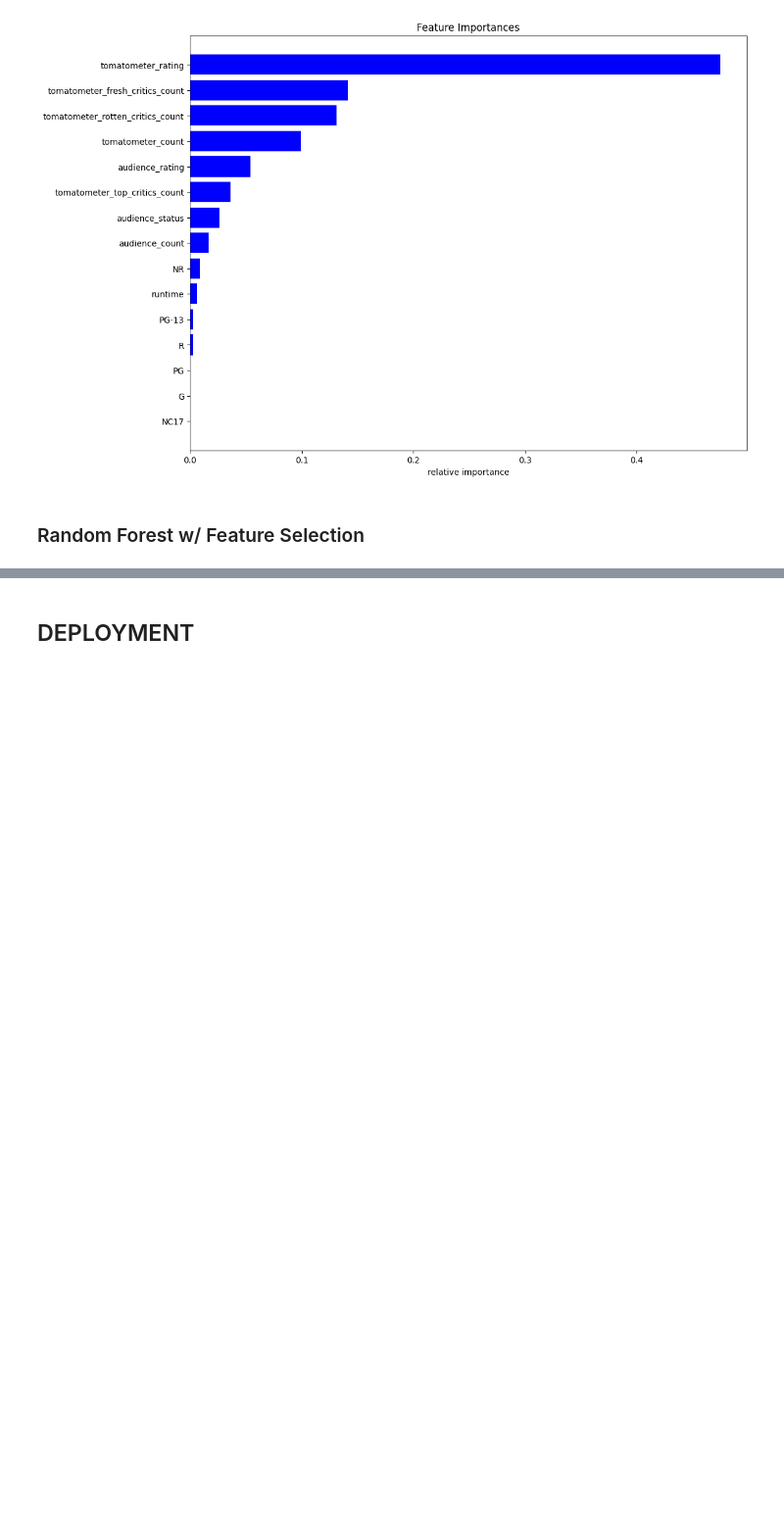
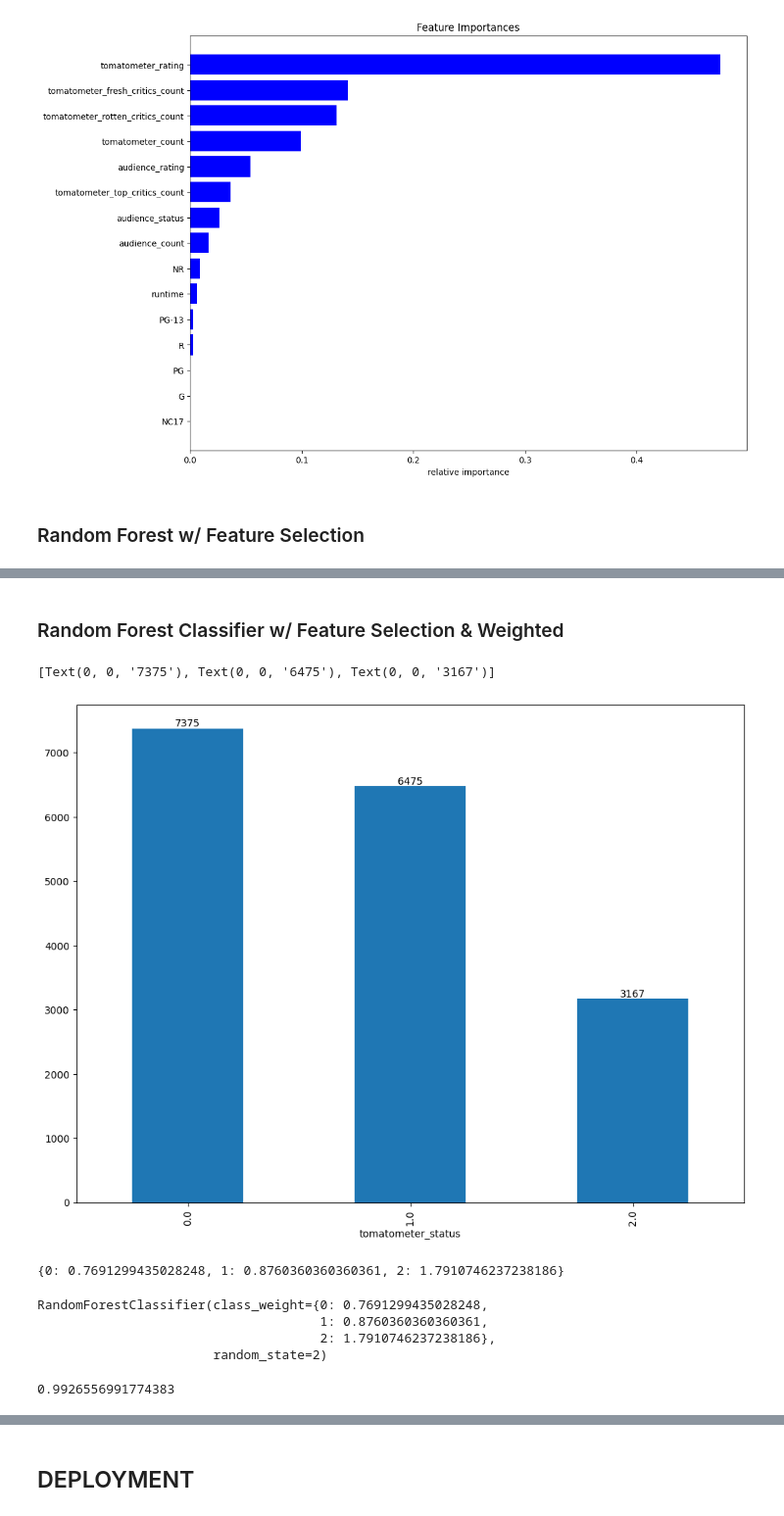
Before and after one commit to Friend09/strata-rotten-tomatoes-classification, a Jupyter notebook: practise_notebook_1st_approach.ipynb, the cells around one changed output, grey strips where cells are left out. Shown at 98% size. Cells and saved outputs as stored; diff of their text form; code cells hidden in the pictures; blank space fills up the shorter version.

```diff
--- a/practise_notebook_1st_approach.ipynb
+++ b/practise_notebook_1st_approach.ipynb
@@ -459,0 +506,25 @@ plt.show()
+# %% [markdown]
+### Random Forest Classifier w/ Feature Selection & Weighted
+# %%
+# check class distribution of target variable
+ax = df_feature["tomatometer_status"].value_counts().plot(
+    kind="bar", figsize=(12, 9))
+
+ax.bar_label(ax.containers[0])
+# %% [output]
+[Text(0, 0, '7375'), Text(0, 0, '6475'), Text(0, 0, '3167')]
+[figure, added]
+# %%
+# compute class weight
+class_weight = compute_class_weight(
+    class_weight="balanced",
+    classes=np.unique(df_feature["tomatometer_status"]),
+    y=df_feature["tomatometer_status"].values
+)
+
+class_weight_dict = dict(
+    zip(range(len(class_weight.tolist())), class_weight.tolist()))
+
+class_weight_dict
+# %% [output]
+{0: 0.7691299435028248, 1: 0.8760360360360361, 2: 1.7910746237238186}
@@ -459,0 +535,8 @@ plt.show()
+# %%
+# train model
+model_rfw.fit(X_train, y_train)
+# %% [output]
+RandomForestClassifier(class_weight={0: 0.7691299435028248,
+                                     1: 0.8760360360360361,
+                                     2: 1.7910746237238186},
+                       random_state=2)
@@ -459,0 +546,4 @@ plt.show()
+# %%
+accuracy_score(y_test, y_predict)
+# %% [output]
+0.9926556991774383
```
Also changed, not shown: parts of 20 cells of this notebook.
